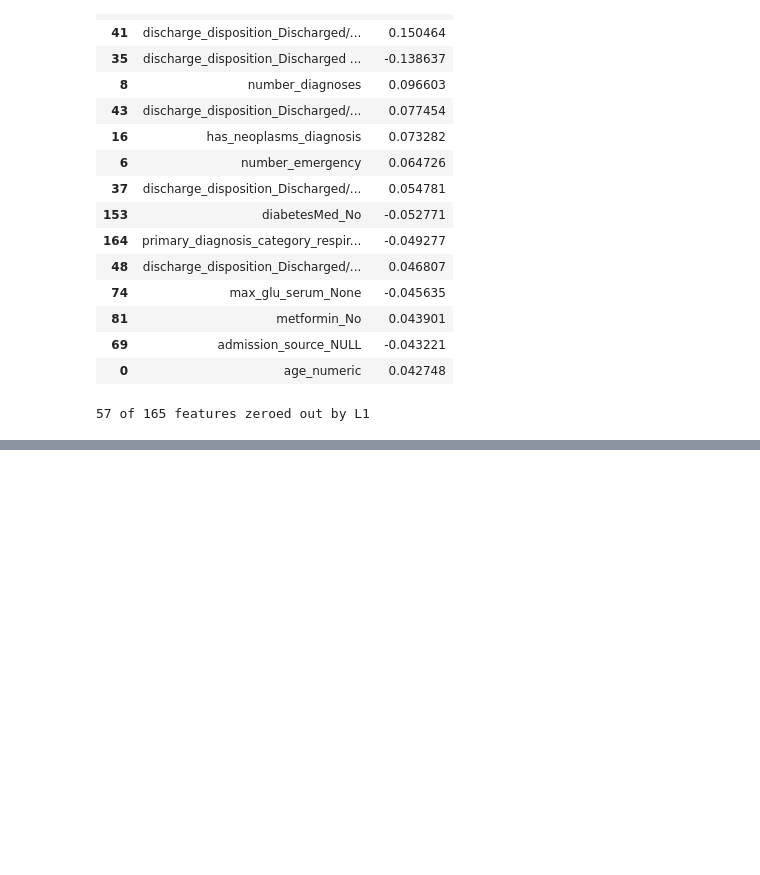
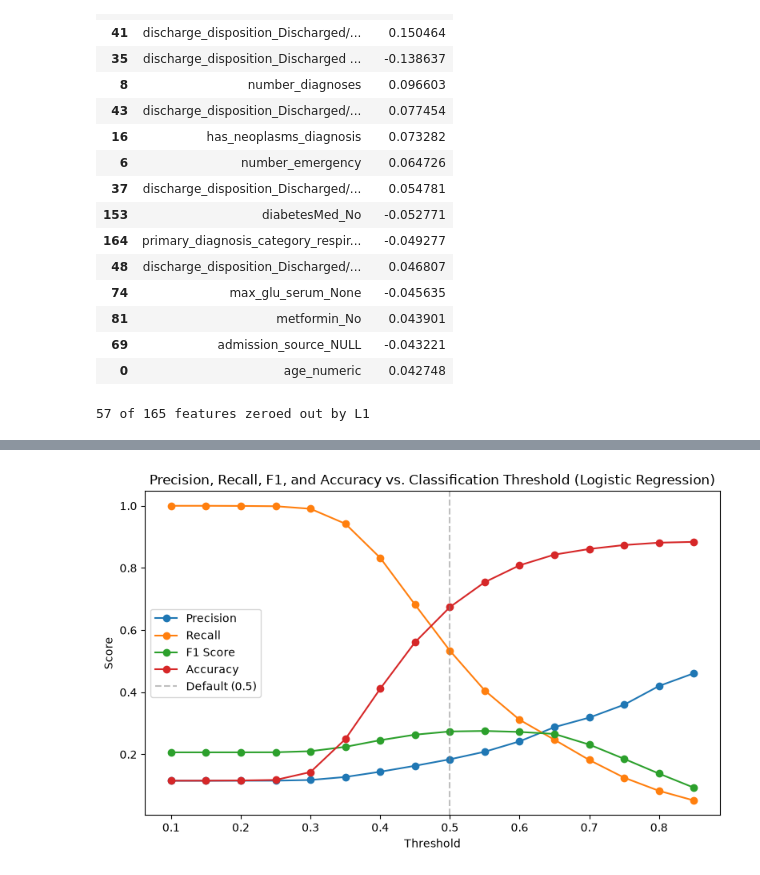
Before and after one commit to javencp/diabetes_readmission_project, a Jupyter notebook: python/notebooks/02_baseline_model.ipynb, the cells around one changed output, grey strips where cells are left out. Saved outputs shown, nothing was run; the diff lists cells and outputs as text; code cells hidden in the pictures; blank space fills up the shorter version.

```diff
--- a/python/notebooks/02_baseline_model.ipynb
+++ b/python/notebooks/02_baseline_model.ipynb
@@ -196,0 +201,21 @@ print(f"{len(zeroed)} of {len(coef_df)} features zeroed out by L1")
+# %%
+from sklearn.metrics import accuracy_score, precision_score, recall_score, f1_score
+
+y_scores_lr = best_model.predict_proba(X_test_scaled)[:, 1]
+
+threshold_range = np.arange(0.1, 0.9, 0.05)
+sweep_results_lr = []
+
+# Sweep through thresholds and compute metrics (precision, recall, f1, accuracy) for each threshold
+for t in threshold_range:
+    y_pred_t = (y_scores_lr >= t).astype(int)
+    sweep_results_lr.append({
+        "threshold": round(t, 2),
+        "precision": precision_score(y_test, y_pred_t, zero_division=0),
+        "recall": recall_score(y_test, y_pred_t, zero_division=0),
+        "f1": f1_score(y_test, y_pred_t, zero_division=0),
+        "accuracy": accuracy_score(y_test, y_pred_t),
+    })
+
+sweep_df_lr = pd.DataFrame(sweep_results_lr)
+sweep_df_lr
@@ -196,0 +240,17 @@ print(f"{len(zeroed)} of {len(coef_df)} features zeroed out by L1")
+# %%
+import matplotlib.pyplot as plt
+
+plt.figure(figsize=(8, 5))
+plt.plot(sweep_df_lr["threshold"], sweep_df_lr["precision"], label="Precision", marker='o')
+plt.plot(sweep_df_lr["threshold"], sweep_df_lr["recall"], label="Recall", marker='o')
+plt.plot(sweep_df_lr["threshold"], sweep_df_lr["f1"], label="F1 Score", marker='o')
+plt.plot(sweep_df_lr["threshold"], sweep_df_lr["accuracy"], label="Accuracy", marker='o')
+plt.axvline(x=0.5, color='gray', linestyle='--', alpha=0.5, label="Default (0.5)")
+plt.xlabel("Threshold")
+plt.ylabel("Score")
+plt.title("Precision, Recall, F1, and Accuracy vs. Classification Threshold (Logistic Regression)")
+plt.legend()
+plt.tight_layout()
+plt.show()
+# %% [output]
+[figure, added]
```
Also changed, not shown: parts of 5 cells of this notebook, 5 other files.
